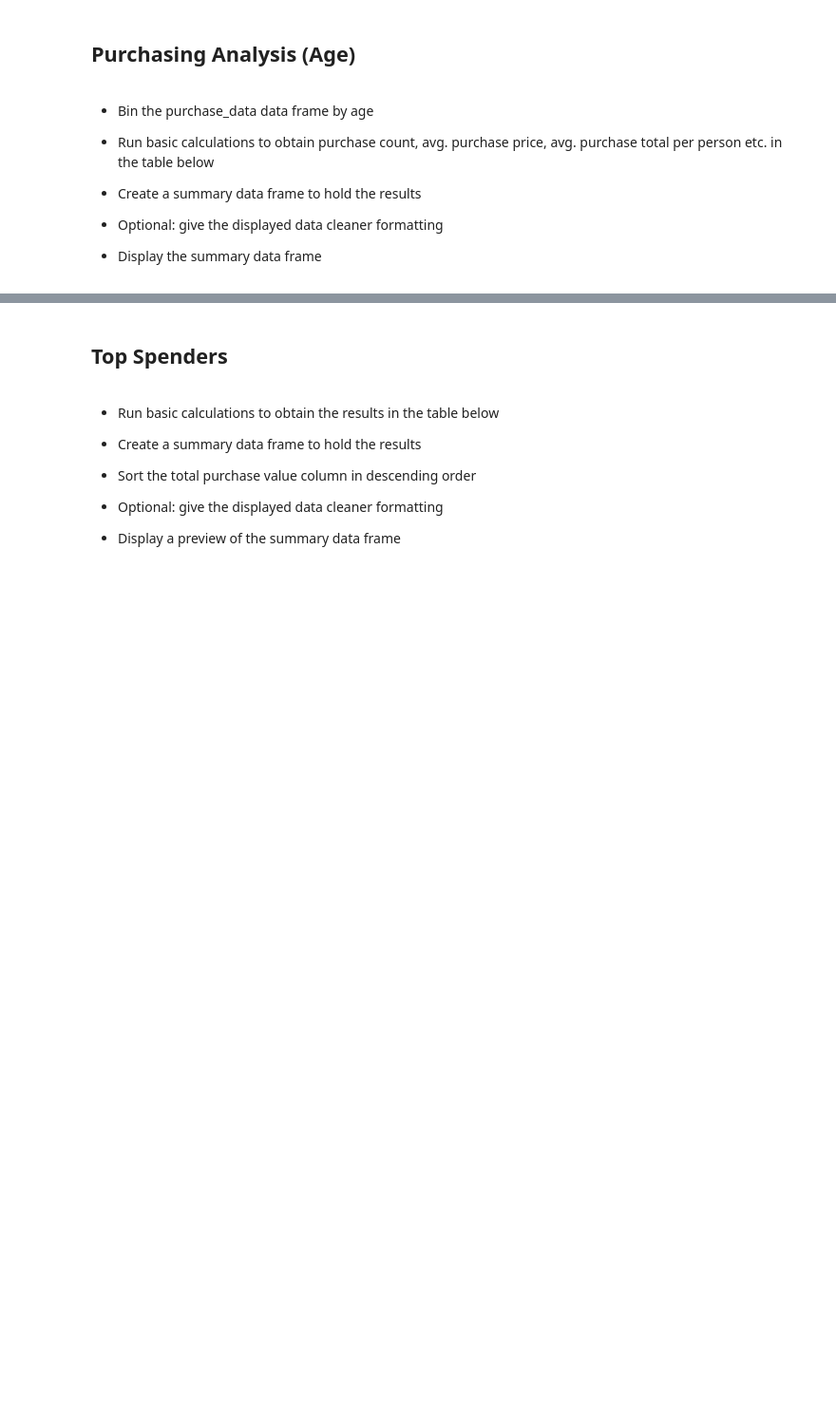
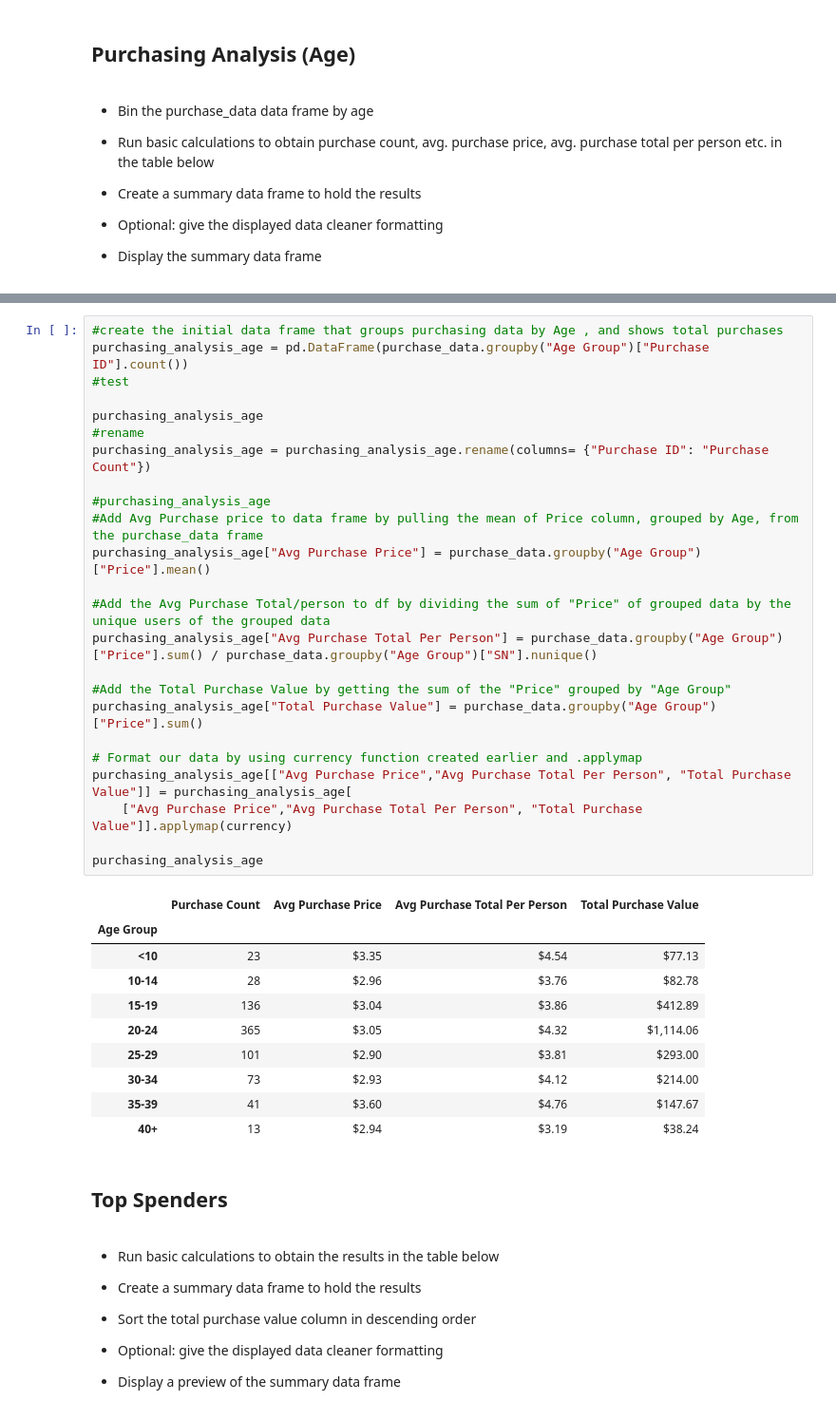
Before and after one commit to Omar-Castillo/Homework, a Jupyter notebook: Pandas/HeroesofPymoli/HeroesOfPymoli_OC.ipynb, the cells around one changed output, grey strips where cells are left out. Shown: that part at 95% size. Saved outputs shown, nothing was run; the diff lists cells and outputs as text; blank space fills up the shorter version.

```diff
--- a/Pandas/HeroesofPymoli/HeroesOfPymoli_OC.ipynb
+++ b/Pandas/HeroesofPymoli/HeroesOfPymoli_OC.ipynb
@@ -277,3 +275,38 @@ grouped_age_df
+# %%
+#create the initial data frame that groups purchasing data by Age , and shows total purchases
+purchasing_analysis_age = pd.DataFrame(purchase_data.groupby("Age Group")["Purchase ID"].count())
+#test
+
+purchasing_analysis_age
+#rename
+purchasing_analysis_age = purchasing_analysis_age.rename(columns= {"Purchase ID": "Purchase Count"})
+
+#purchasing_analysis_age
+#Add Avg Purchase price to data frame by pulling the mean of Price column, grouped by Age, from the purchase_data frame
+purchasing_analysis_age["Avg Purchase Price"] = purchase_data.groupby("Age Group")["Price"].mean()
+
+#Add the Avg Purchase Total/person to df by dividing the sum of "Price" of grouped data by the unique users of the grouped data
+purchasing_analysis_age["Avg Purchase Total Per Person"] = purchase_data.groupby("Age Group")["Price"].sum() / purchase_data.groupby("Age Group")["SN"].nunique()
+
+#Add the Total Purchase Value by getting the sum of the "Price" grouped by "Age Group"
+purchasing_analysis_age["Total Purchase Value"] = purchase_data.groupby("Age Group")["Price"].sum()
+
+# Format our data by using currency function created earlier and .applymap
+purchasing_analysis_age[["Avg Purchase Price","Avg Purchase Total Per Person", "Total Purchase Value"]] = purchasing_analysis_age[
+    ["Avg Purchase Price","Avg Purchase Total Per Person", "Total Purchase Value"]].applymap(currency)
+
+purchasing_analysis_age
+# %% [output]
+|  | Purchase Count | Avg Purchase Price | Avg Purchase Total Per Person | Total Purchase Value |
+| Age Group |  |  |  |  |
+| <10 | 23 | $3.35 | $4.54 | $77.13 |
+| 10-14 | 28 | $2.96 | $3.76 | $82.78 |
+| 15-19 | 136 | $3.04 | $3.86 | $412.89 |
+| 20-24 | 365 | $3.05 | $4.32 | $1,114.06 |
+| 25-29 | 101 | $2.90 | $3.81 | $293.00 |
+| 30-34 | 73 | $2.93 | $4.12 | $214.00 |
+| 35-39 | 41 | $3.60 | $4.76 | $147.67 |
+| 40+ | 13 | $2.94 | $3.19 | $38.24 |
 # %% [markdown]
 ## Top Spenders
 # %% [markdown]
```
Also changed, not shown: parts of 8 cells of this notebook.
